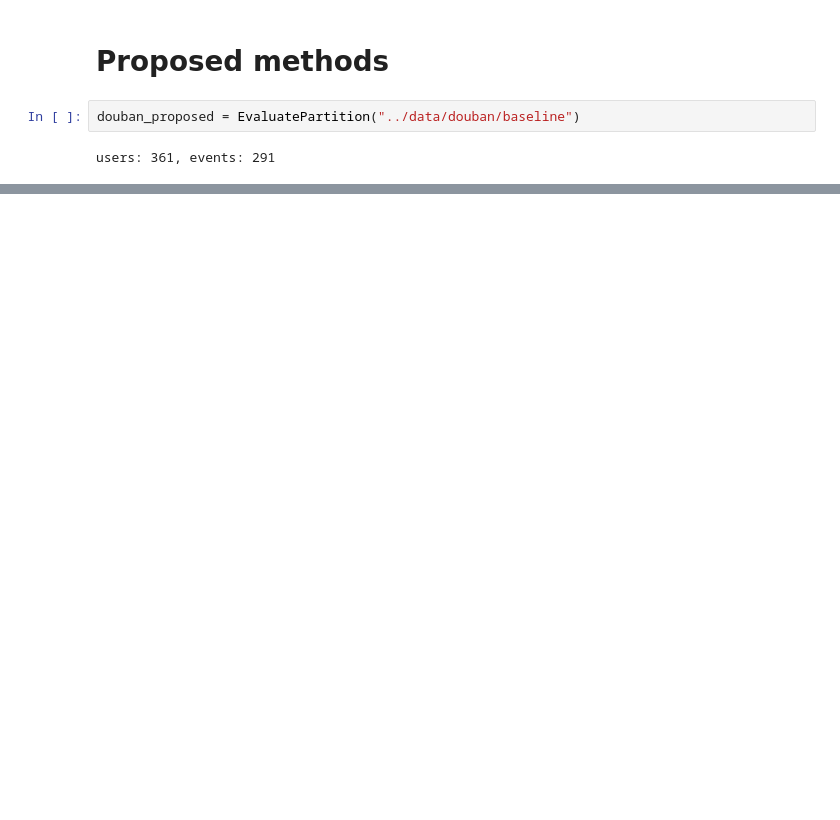
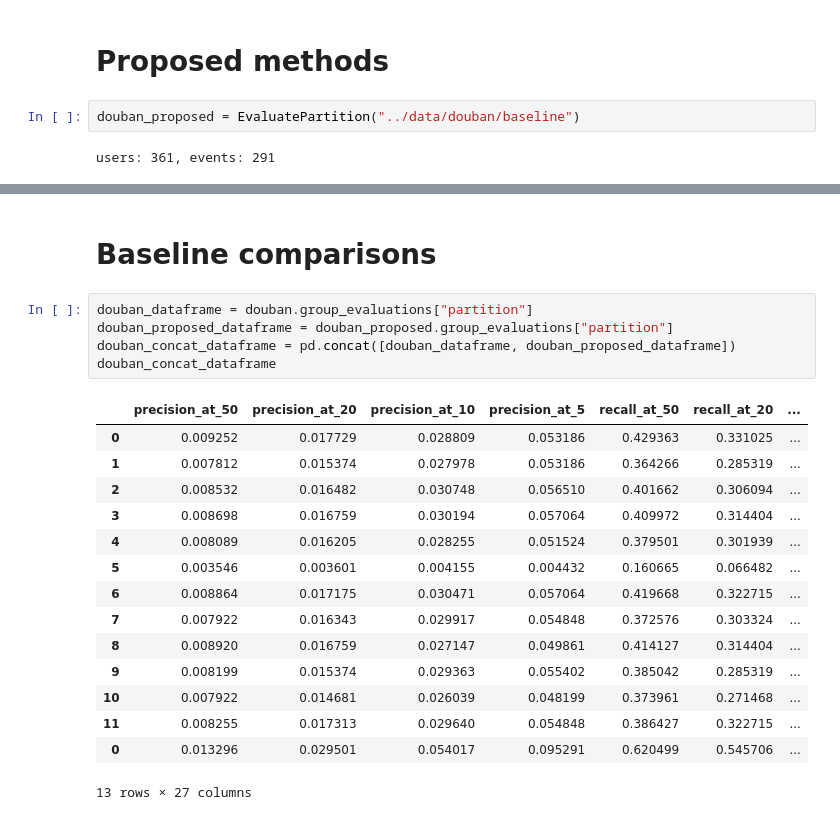
Before and after one commit to yycg/recommender-experiments, a Jupyter notebook: experiment2/notebook/douban_evaluation.ipynb, the cells around one changed output, grey strips where cells are left out. Cells and saved outputs as stored; diff of their text form; blank space fills up the shorter version.

```diff
--- a/experiment2/notebook/douban_evaluation.ipynb
+++ b/experiment2/notebook/douban_evaluation.ipynb
@@ -482,0 +490,23 @@ douban_proposed.group_evaluations["partition"]
+# %% [markdown]
+# Baseline comparisons
+# %%
+douban_dataframe = douban.group_evaluations["partition"]
+douban_proposed_dataframe = douban_proposed.group_evaluations["partition"]
+douban_concat_dataframe = pd.concat([douban_dataframe, douban_proposed_dataframe])
+douban_concat_dataframe
+# %% [output]
+|  | precision_at_50 | precision_at_20 | precision_at_10 | precision_at_5 | recall_at_50 | recall_at_20 | ... |
+| 0 | 0.009252 | 0.017729 | 0.028809 | 0.053186 | 0.429363 | 0.331025 | ... |
+| 1 | 0.007812 | 0.015374 | 0.027978 | 0.053186 | 0.364266 | 0.285319 | ... |
+| 2 | 0.008532 | 0.016482 | 0.030748 | 0.056510 | 0.401662 | 0.306094 | ... |
+| 3 | 0.008698 | 0.016759 | 0.030194 | 0.057064 | 0.409972 | 0.314404 | ... |
+| 4 | 0.008089 | 0.016205 | 0.028255 | 0.051524 | 0.379501 | 0.301939 | ... |
+| 5 | 0.003546 | 0.003601 | 0.004155 | 0.004432 | 0.160665 | 0.066482 | ... |
+| 6 | 0.008864 | 0.017175 | 0.030471 | 0.057064 | 0.419668 | 0.322715 | ... |
+| 7 | 0.007922 | 0.016343 | 0.029917 | 0.054848 | 0.372576 | 0.303324 | ... |
+| 8 | 0.008920 | 0.016759 | 0.027147 | 0.049861 | 0.414127 | 0.314404 | ... |
+| 9 | 0.008199 | 0.015374 | 0.029363 | 0.055402 | 0.385042 | 0.285319 | ... |
+| 10 | 0.007922 | 0.014681 | 0.026039 | 0.048199 | 0.373961 | 0.271468 | ... |
+| 11 | 0.008255 | 0.017313 | 0.029640 | 0.054848 | 0.386427 | 0.322715 | ... |
+| 0 | 0.013296 | 0.029501 | 0.054017 | 0.095291 | 0.620499 | 0.545706 | ... |
+13 rows × 27 columns
```
Also changed, not shown: parts of 11 cells of this notebook.
